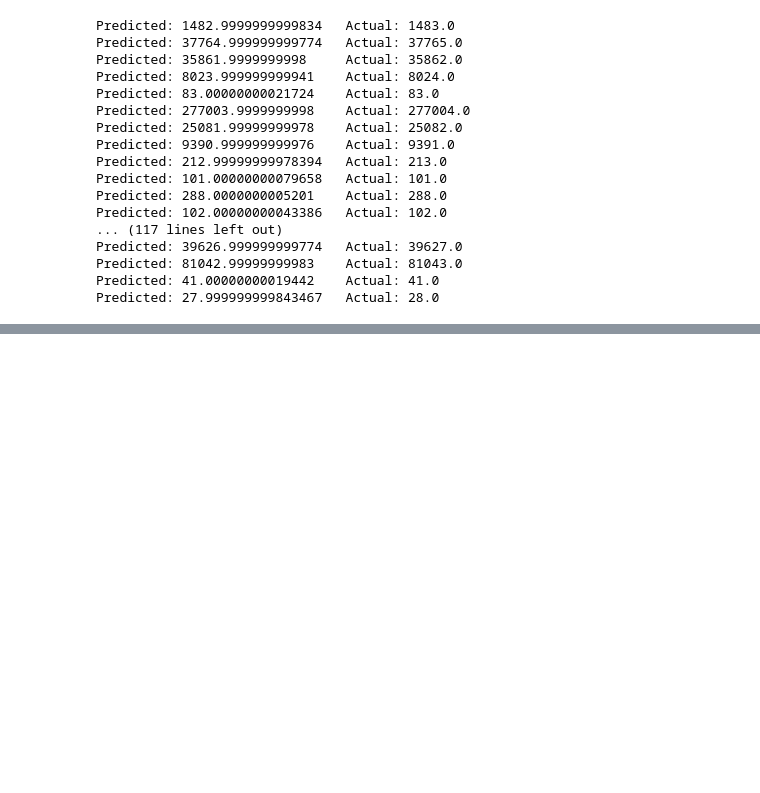
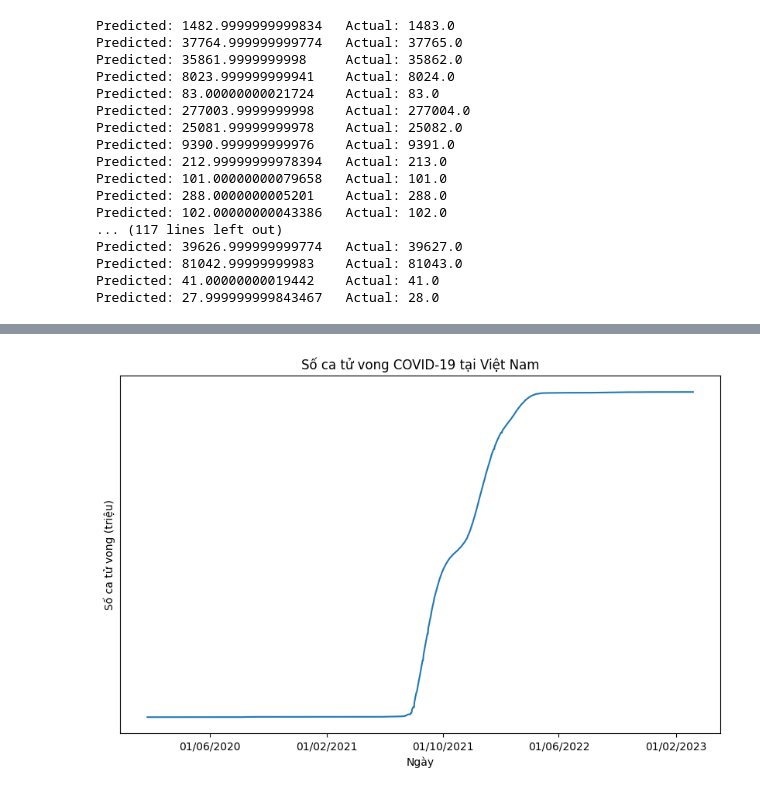
Before and after one commit to TANGTHEMANH/phan_tich_du_lieu, a Jupyter notebook: coronavirus_analytics.ipynb, the cells around one changed output, grey strips where cells are left out. Saved outputs shown, nothing was run; the diff lists cells and outputs as text; code cells hidden in the pictures; blank space fills up the shorter version.

```diff
--- a/coronavirus_analytics.ipynb
+++ b/coronavirus_analytics.ipynb
@@ -578,0 +625,33 @@ Predicted: 27.999999999843467   Actual: 28.0
+# %%
+import pandas as pd
+import matplotlib.pyplot as plt
+import matplotlib.dates as mdates
+import matplotlib.ticker as mtick
+# Đọc dữ liệu từ tập tin CSV
+df = pd.read_csv('/content/time_series_covid19_deaths_global.csv')
+# Loại bỏ các cột không cần thiết
+df = df.drop(['Lat', 'Long'], axis=1)
+# %%
+# Tạo dataframe mới chứa thông tin số ca tử vong COVID-19 theo thời gian tại Việt Nam
+df_vn = df[df['Country/Region'] == 'Vietnam'].groupby('Country/Region').sum().T
+
+# Chia số ca cho 1 triệu và cách nhau 1 triệu
+df_vn_per_million = df_vn / 1000000
+df_vn_per_million = df_vn_per_million - df_vn_per_million.iloc[0] + 1
+
+# Chuyển đổi ngày thành ngày, tháng và năm
+df_vn_per_million.index = pd.to_datetime(df_vn_per_million.index)
+
+# Vẽ biểu đồ đường (line chart) thể hiện số ca tử vong COVID-19 theo thời gian tại Việt Nam
+fig, ax = plt.subplots(figsize=(10, 6))
+ax.plot(df_vn_per_million.index, df_vn_per_million.values)
+ax.set_title('Số ca tử vong COVID-19 tại Việt Nam')
+ax.set_xlabel('Ngày')
+ax.set_ylabel('Số ca tử vong (triệu)')
+ax.yaxis.set_major_formatter('{x:.1f}')
+ax.yaxis.set_major_locator(plt.MultipleLocator(2))
+ax.xaxis.set_major_locator(mdates.MonthLocator(interval=8))
+ax.xaxis.set_major_formatter(mdates.DateFormatter('%d/%m/%Y'))
+plt.show()
+# %% [output]
+[figure, added]
```
Also changed, not shown: parts of 11 cells of this notebook.
